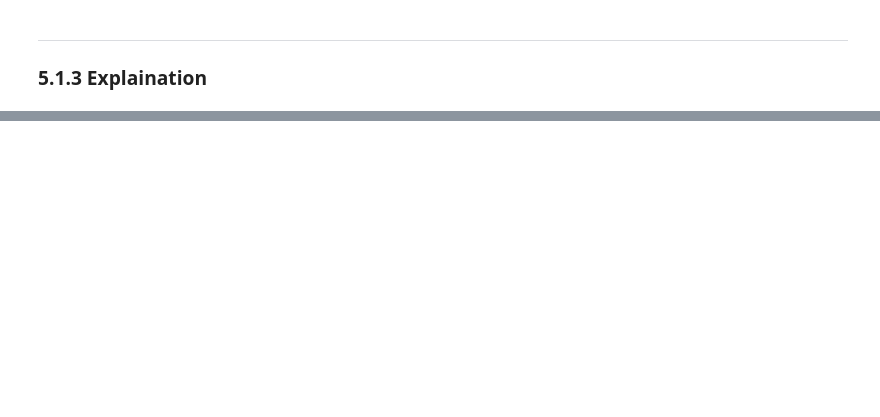
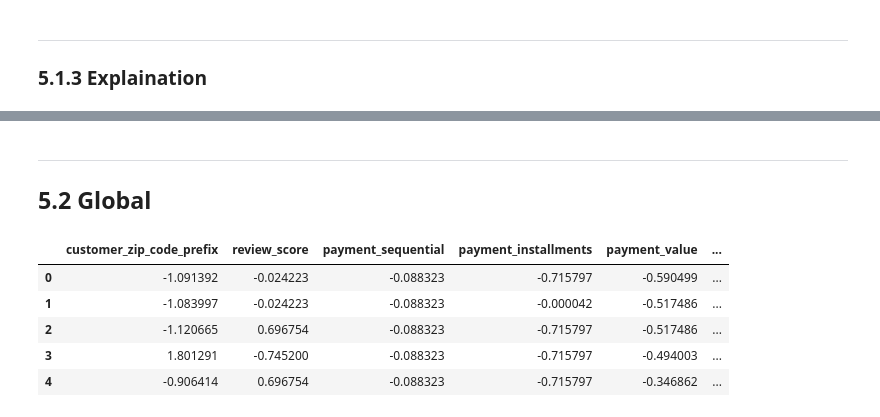
Before and after one commit to curiousmindflow/oc-ml-p4, a Jupyter notebook: modelisation.ipynb, the cells around one changed output, grey strips where cells are left out. Drawn from its saved outputs; the diff is of its cells as text; code cells hidden in the pictures; blank space fills up the shorter version.

```diff
--- a/modelisation.ipynb
+++ b/modelisation.ipynb
@@ -525,6 +538,6 @@ RFM: Récence (dat de la dernière commande), Fréquence (des commandes), Montan
 # %%
 if config["model"]["rfm_raw"]["preparation"]:
     rfm_cols = ["customer_id","order_purchase_timestamp", "order_id", "price"]
-    data = data.loc[:, rfm_cols]
+    data_rfm = data.loc[:, rfm_cols]
 # %%
 if config["model"]["rfm_raw"]["preparation"]:
@@ -909,0 +763,25 @@ if config["pca"]["do"]:
+# %% [markdown]
+***
+## 5.2 Global
+# %%
+display = None
+
+if config["pca"]["do"]:
+    global_cols = data.select_dtypes(["int64", "float64"]).columns
+    global_cols = global_cols.append(data.loc[:, ["customer_id"]].columns)
+
+    global_data = data[global_cols]
+    global_data = fe_price(global_data)
+
+    global_data_preproc = preprocess_data(global_data)
+
+    display = global_data_preproc.head()
+
+display
+# %% [output]
+|  | customer_zip_code_prefix | review_score | payment_sequential | payment_installments | payment_value | ... |
+| 0 | -1.091392 | -0.024223 | -0.088323 | -0.715797 | -0.590499 | ... |
+| 1 | -1.083997 | -0.024223 | -0.088323 | -0.000042 | -0.517486 | ... |
+| 2 | -1.120665 | 0.696754 | -0.088323 | -0.715797 | -0.517486 | ... |
+| 3 | 1.801291 | -0.745200 | -0.088323 | -0.715797 | -0.494003 | ... |
+| 4 | -0.906414 | 0.696754 | -0.088323 | -0.715797 | -0.346862 | ... |
```
Also changed, not shown: parts of 92 cells of this notebook, 2 other files.
